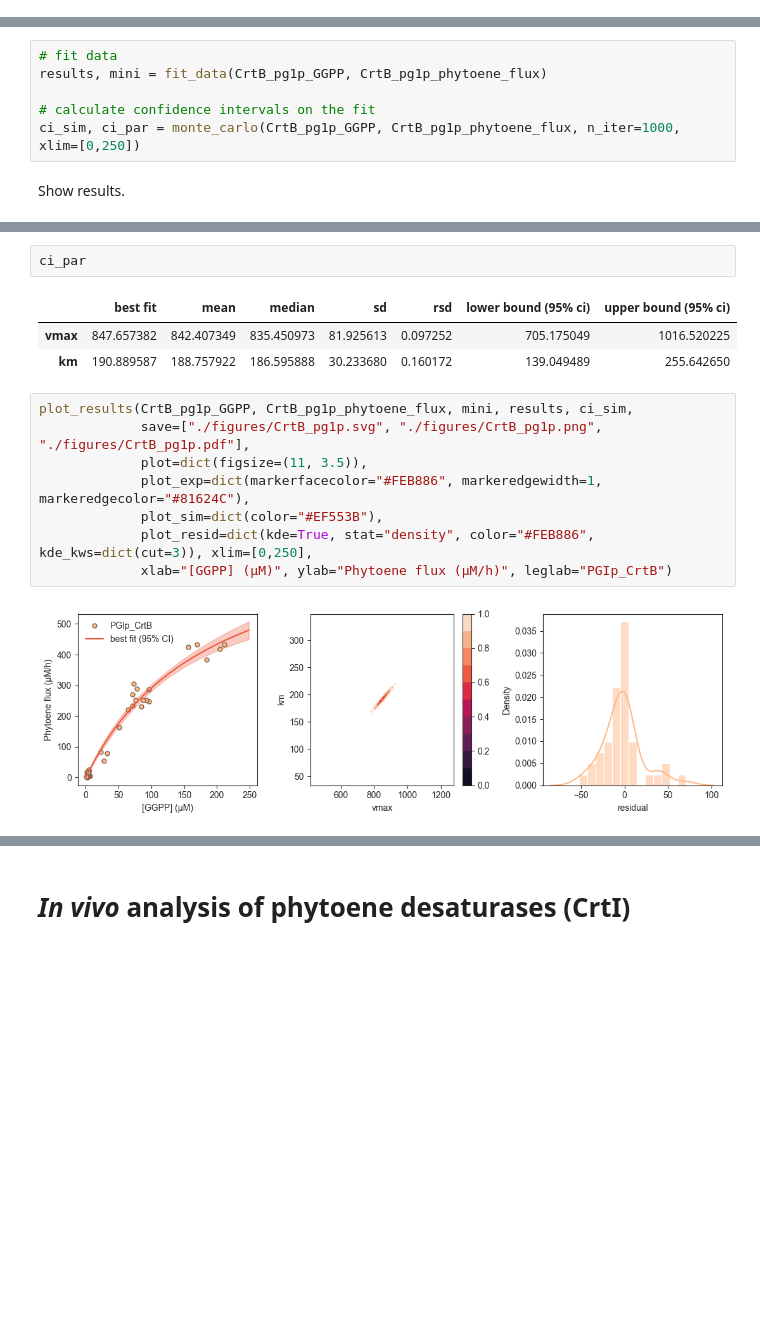
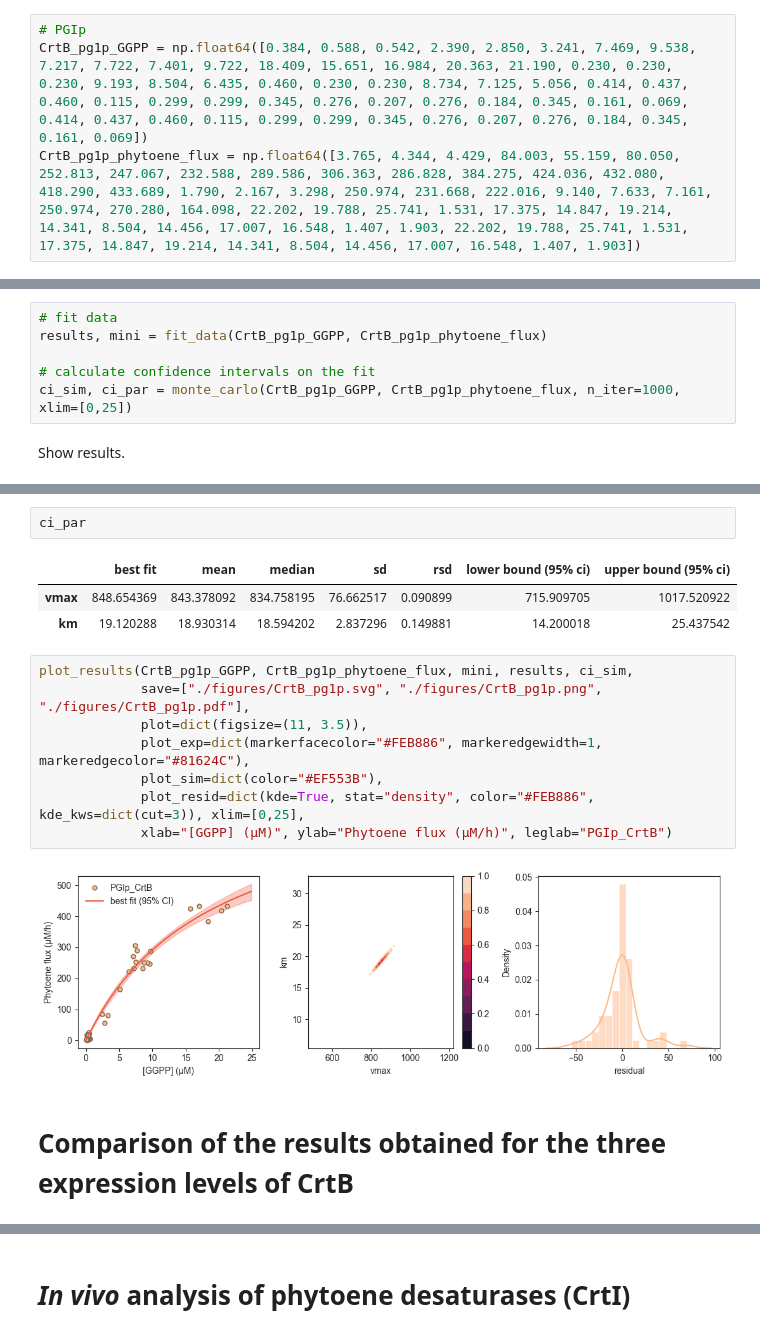
Before and after one commit to MetaSys-LISBP/in_vivo_enzymatic_parameters, a Jupyter notebook: enzinvivo.ipynb, the cells around one changed output, grey strips where cells are left out. Saved outputs shown, nothing was run; the diff lists cells and outputs as text; blank space fills up the shorter version.

```diff
--- a/enzinvivo.ipynb
+++ b/enzinvivo.ipynb
@@ -213,0 +248,4 @@ CrtB_pg1p_phytoene_flux = np.float_([3.764611969, 4.343783041, 4.428820064, 84.0
+# %%
+# PGIp
+CrtB_pg1p_GGPP = np.float64([0.384, 0.588, 0.542, 2.390, 2.850, 3.241, 7.469, 9.538, 7.217, 7.722, 7.401, 9.722, 18.409, 15.651, 16.984, 20.363, 21.190, 0.230, 0.230, 0.230, 9.193, 8.504, 6.435, 0.460, 0.230, 0.230, 8.734, 7.125, 5.056, 0.414, 0.437, 0.460, 0.115, 0.299, 0.299, 0.345, 0.276, 0.207, 0.276, 0.184, 0.345, 0.161, 0.069, 0.414, 0.437, 0.460, 0.115, 0.299, 0.299, 0.345, 0.276, 0.207, 0.276, 0.184, 0.345, 0.161, 0.069])
+CrtB_pg1p_phytoene_flux = np.float64([3.765, 4.344, 4.429, 84.003, 55.159, 80.050, 252.813, 247.067, 232.588, 289.586, 306.363, 286.828, 384.275, 424.036, 432.080, 418.290, 433.689, 1.790, 2.167, 3.298, 250.974, 231.668, 222.016, 9.140, 7.633, 7.161, 250.974, 270.280, 164.098, 22.202, 19.788, 25.741, 1.531, 17.375, 14.847, 19.214, 14.341, 8.504, 14.456, 17.007, 16.548, 1.407, 1.903, 22.202, 19.788, 25.741, 1.531, 17.375, 14.847, 19.214, 14.341, 8.504, 14.456, 17.007, 16.548, 1.407, 1.903])
@@ -216,7 +256,7 @@ CrtB_pg1p_phytoene_flux = np.float_([3.764611969, 4.343783041, 4.428820064, 84.0
 results, mini = fit_data(CrtB_pg1p_GGPP, CrtB_pg1p_phytoene_flux)
 
 # calculate confidence intervals on the fit
-ci_sim, ci_par = monte_carlo(CrtB_pg1p_GGPP, CrtB_pg1p_phytoene_flux, n_iter=1000, xlim=[0,250])
+ci_sim, ci_par = monte_carlo(CrtB_pg1p_GGPP, CrtB_pg1p_phytoene_flux, n_iter=1000, xlim=[0,25])
 # %% [markdown]
 Show results.
 # %%
@@ -243,15 +283,17 @@ Correlations (unreported values are < 0.100)
 ci_par
 # %% [output]
 |  | best fit | mean | median | sd | rsd | lower bound (95% ci) | upper bound (95% ci) |
-| vmax | 847.657382 | 842.407349 | 835.450973 | 81.925613 | 0.097252 | 705.175049 | 1016.520225 |
-| km | 190.889587 | 188.757922 | 186.595888 | 30.233680 | 0.160172 | 139.049489 | 255.642650 |
+| vmax | 848.654369 | 843.378092 | 834.758195 | 76.662517 | 0.090899 | 715.909705 | 1017.520922 |
+| km | 19.120288 | 18.930314 | 18.594202 | 2.837296 | 0.149881 | 14.200018 | 25.437542 |
 # %%
 plot_results(CrtB_pg1p_GGPP, CrtB_pg1p_phytoene_flux, mini, results, ci_sim,
              save=["./figures/CrtB_pg1p.svg", "./figures/CrtB_pg1p.png", "./figures/CrtB_pg1p.pdf"],
              plot=dict(figsize=(11, 3.5)),
              plot_exp=dict(markerfacecolor="#FEB886", markeredgewidth=1, markeredgecolor="#81624C"),
              plot_sim=dict(color="#EF553B"),
-             plot_resid=dict(kde=True, stat="density", color="#FEB886", kde_kws=dict(cut=3)), xlim=[0,250],
+             plot_resid=dict(kde=True, stat="density", color="#FEB886", kde_kws=dict(cut=3)), xlim=[0,25],
              xlab="[GGPP] (µM)", ylab="Phytoene flux (µM/h)", leglab="PGIp_CrtB")
 # %% [output]
-[figure, old version]
+[figure, new version]
+# %% [markdown]
+# Comparison of the results obtained for the three expression levels of CrtB
```
Also changed, not shown: parts of 21 cells of this notebook, 24 other files.
